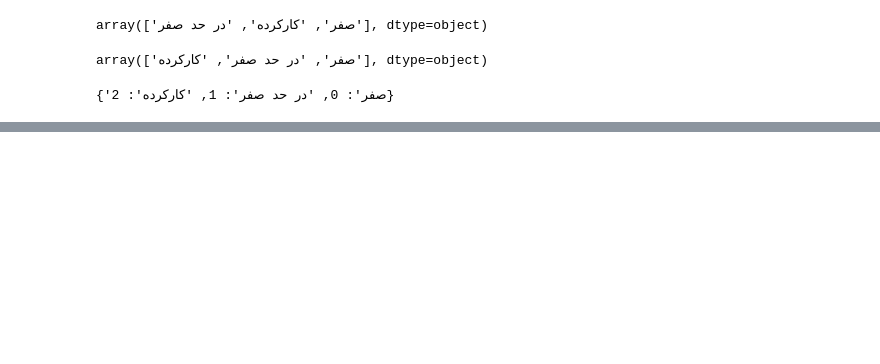
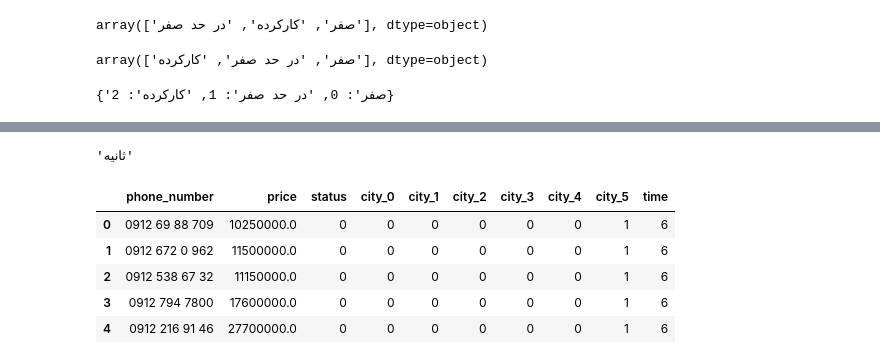
Before and after one commit to amir-ndr/predict-phone-number-price, a Jupyter notebook: preprocess.ipynb, the cells around one changed output, grey strips where cells are left out. Cells and saved outputs as stored; diff of their text form; code cells hidden in the pictures; blank space fills up the shorter version.

```diff
--- a/preprocess.ipynb
+++ b/preprocess.ipynb
@@ -125,0 +205,2 @@ array(['تهران', 'گرگان', 'آمل', 'شمیرانات', 'اصفهان',
+# %%
+time_units = list(time_units)
@@ -125,0 +211,13 @@ array(['تهران', 'گرگان', 'آمل', 'شمیرانات', 'اصفهان',
+# %%
+time_units[0]
+# %% [output]
+'ثانیه'
+# %%
+time_units_map = {
+    time_units[3]:60*60 ,
+    time_units[2]:60*60*24 ,
+    time_units[1]: 60 ,
+    time_units[0]:1
+}
+# %%
+preProcessed_time = [int(unit[0]) * time_units_map[unit[1]] for unit in res]
@@ -125,0 +226,11 @@ array(['تهران', 'گرگان', 'آمل', 'شمیرانات', 'اصفهان',
+# %%
+df.time = preProcessed_time
+# %%
+df.head()
+# %% [output]
+|  | phone_number | price | status | city_0 | city_1 | city_2 | city_3 | city_4 | city_5 | time |
+| 0 | 0912 69 88 709 | 10250000.0 | 0 | 0 | 0 | 0 | 0 | 0 | 1 | 6 |
+| 1 | 0912 672 0 962 | 11500000.0 | 0 | 0 | 0 | 0 | 0 | 0 | 1 | 6 |
+| 2 | 0912 538 67 32 | 11150000.0 | 0 | 0 | 0 | 0 | 0 | 0 | 1 | 6 |
+| 3 | 0912 794 7800 | 17600000.0 | 0 | 0 | 0 | 0 | 0 | 0 | 1 | 6 |
+| 4 | 0912 216 91 46 | 27700000.0 | 0 | 0 | 0 | 0 | 0 | 0 | 1 | 6 |
```
Also changed, not shown: parts of 23 cells of this notebook, 1 other file.
